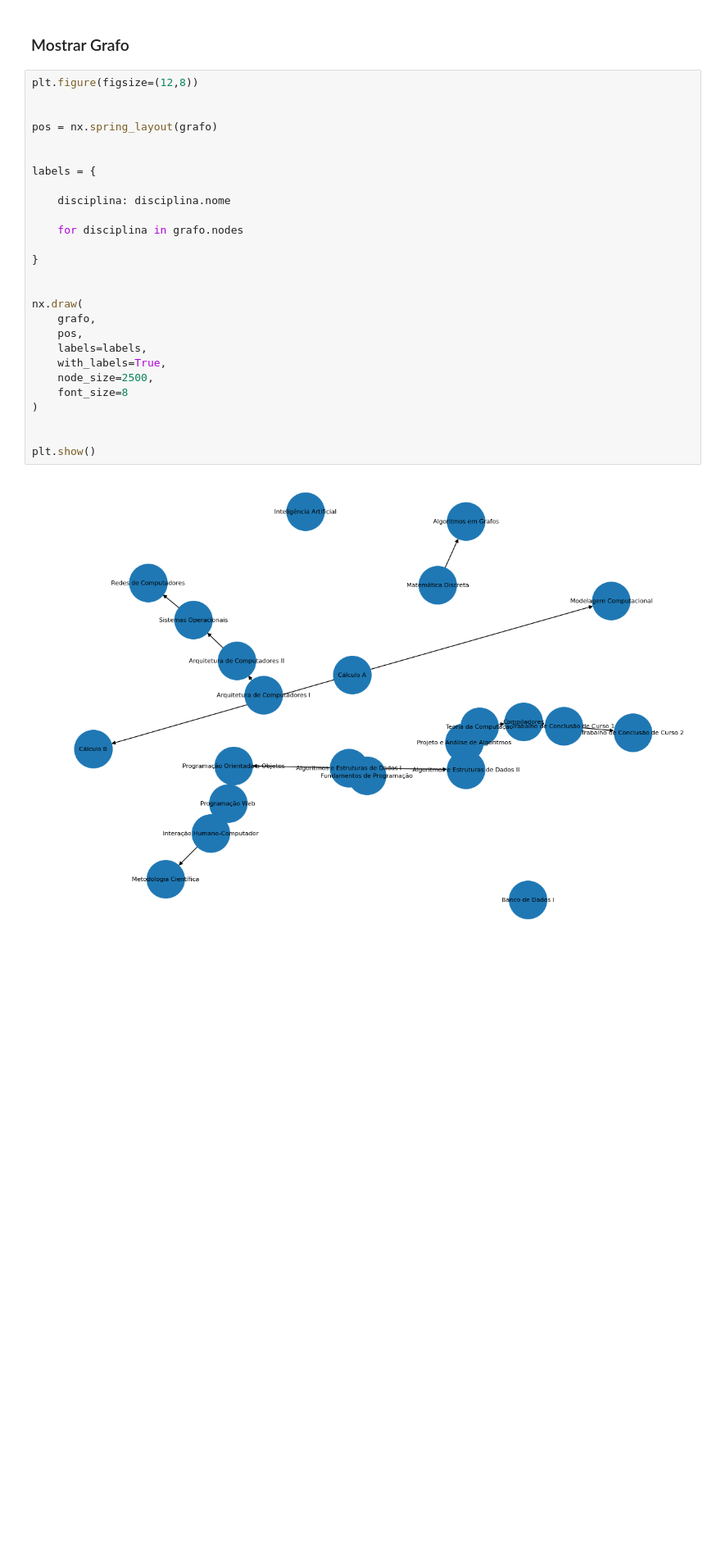
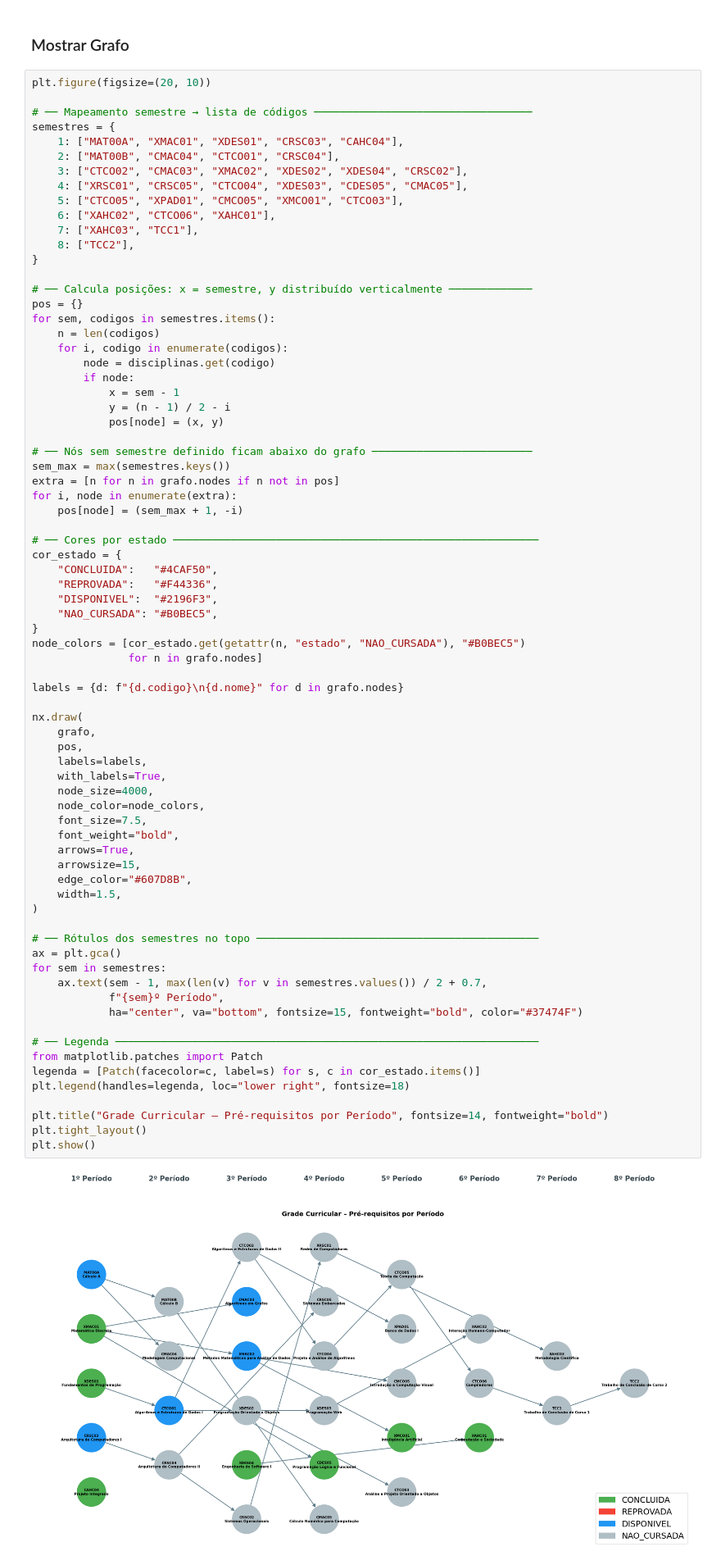
Before and after one commit to JoaoPedroGarciaTorezan/Trabalho-de-Grafos, a Jupyter notebook: praticaGraficoJup.ipynb, the cells around one changed output. Shown at 82% size. Drawn from its saved outputs; the diff is of its cells as text; blank space fills up the shorter version.

```diff
--- a/praticaGraficoJup.ipynb
+++ b/praticaGraficoJup.ipynb
@@ -363,31 +441,78 @@ TCC2 - Trabalho de Conclusão de Curso 2
 # %% [markdown]
 ### Mostrar Grafo
 # %%
-plt.figure(figsize=(12,8))
+plt.figure(figsize=(20, 10))
 
-
-pos = nx.spring_layout(grafo)
-
-
-labels = {
-
-    disciplina: disciplina.nome
-
-    for disciplina in grafo.nodes
-
+# ── Mapeamento semestre → lista de códigos ──────────────────────────────────
+semestres = {
+    1: ["MAT00A", "XMAC01", "XDES01", "CRSC03", "CAHC04"],
+    2: ["MAT00B", "CMAC04", "CTCO01", "CRSC04"],
+    3: ["CTCO02", "CMAC03", "XMAC02", "XDES02", "XDES04", "CRSC02"],
+    4: ["XRSC01", "CRSC05", "CTCO04", "XDES03", "CDES05", "CMAC05"],
+    5: ["CTCO05", "XPAD01", "CMCO05", "XMCO01", "CTCO03"],
+    6: ["XAHC02", "CTCO06", "XAHC01"],
+    7: ["XAHC03", "TCC1"],
+    8: ["TCC2"],
 }
 
+# ── Calcula posições: x = semestre, y distribuído verticalmente ─────────────
+pos = {}
+for sem, codigos in semestres.items():
+    n = len(codigos)
+    for i, codigo in enumerate(codigos):
+        node = disciplinas.get(codigo)
+        if node:
+            x = sem - 1
+            y = (n - 1) / 2 - i
+            pos[node] = (x, y)
+
+# ── Nós sem semestre definido ficam abaixo do grafo ─────────────────────────
+sem_max = max(semestres.keys())
+extra = [n for n in grafo.nodes if n not in pos]
+for i, node in enumerate(extra):
+    pos[node] = (sem_max + 1, -i)
+
+# ── Cores por estado ─────────────────────────────────────────────────────────
+cor_estado = {
+    "CONCLUIDA":   "#4CAF50",
+    "REPROVADA":   "#F44336",
+    "DISPONIVEL":  "#2196F3",
+    "NAO_CURSADA": "#B0BEC5",
+}
+node_colors = [cor_estado.get(getattr(n, "estado", "NAO_CURSADA"), "#B0BEC5")
+               for n in grafo.nodes]
+
+labels = {d: f"{d.codigo}\n{d.nome}" for d in grafo.nodes}
 
 nx.draw(
     grafo,
     pos,
     labels=labels,
     with_labels=True,
-    node_size=2500,
-    font_size=8
+    node_size=4000,
+    node_color=node_colors,
+    font_size=7.5,
+    font_weight="bold",
+    arrows=True,
+    arrowsize=15,
+    edge_color="#607D8B",
+    width=1.5,
 )
 
+# ── Rótulos dos semestres no topo ────────────────────────────────────────────
+ax = plt.gca()
+for sem in semestres:
+    ax.text(sem - 1, max(len(v) for v in semestres.values()) / 2 + 0.7,
+            f"{sem}º Período",
+            ha="center", va="bottom", fontsize=15, fontweight="bold", color="#37474F")
 
+# ── Legenda ──────────────────────────────────────────────────────────────────
+from matplotlib.patches import Patch
+legenda = [Patch(facecolor=c, label=s) for s, c in cor_estado.items()]
+plt.legend(handles=legenda, loc="lower right", fontsize=18)
+
+plt.title("Grade Curricular – Pré-requisitos por Período", fontsize=14, fontweight="bold")
+plt.tight_layout()
 plt.show()
 # %% [output]
-[figure, old version]
+[figure, new version]
```
Also changed, not shown: parts of 4 cells of this notebook.
